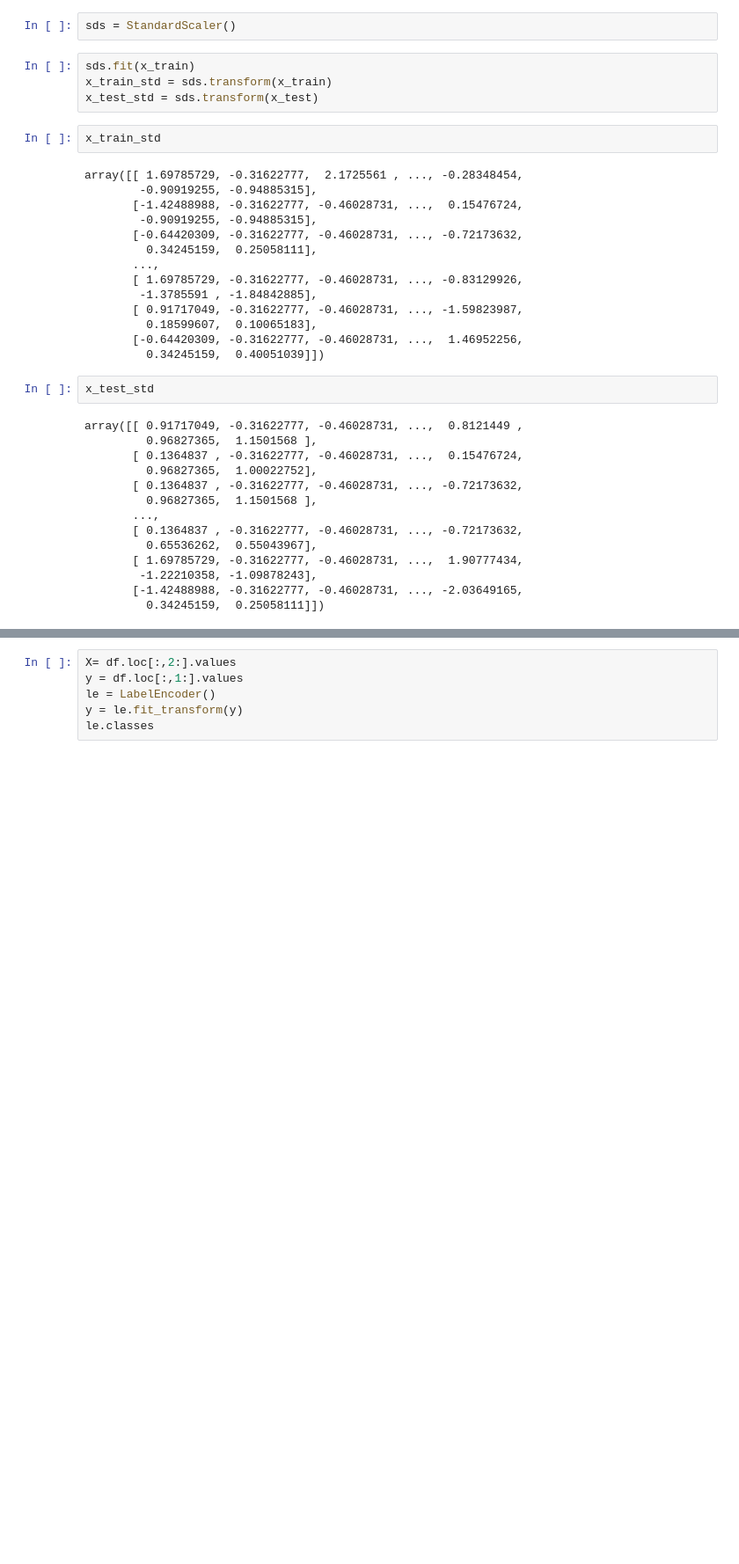
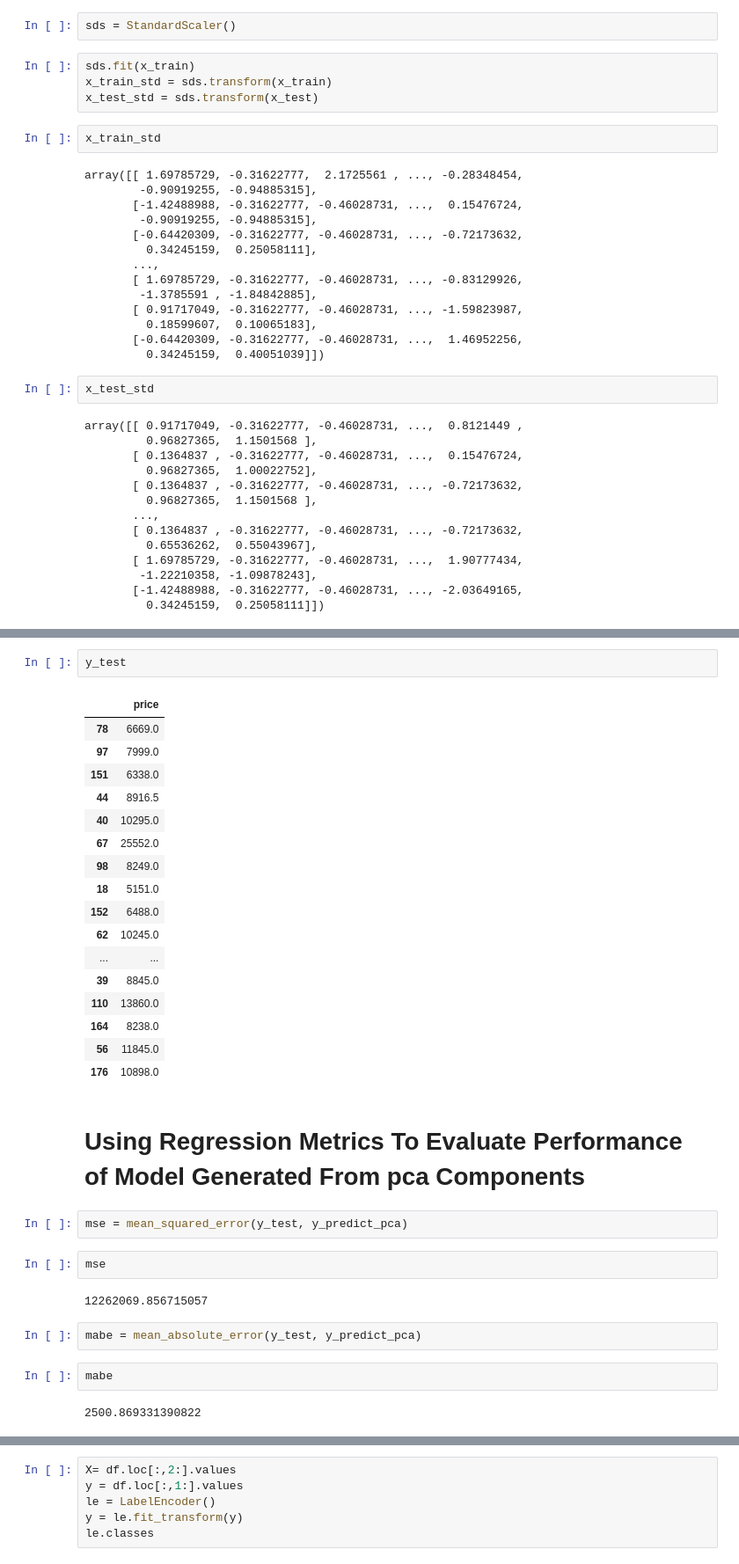
Before and after one commit to ayok7140/Car-Price-Prediction, a Jupyter notebook: CarPriceModel.ipynb, the cells around one changed output, grey strips where cells are left out. Shown at 88% size. Saved outputs shown, nothing was run; the diff lists cells and outputs as text; blank space fills up the shorter version.

```diff
--- a/CarPriceModel.ipynb
+++ b/CarPriceModel.ipynb
@@ -422,0 +645,34 @@ LinearRegression()
+# %%
+y_test
+# %% [output]
+|  | price |
+| 78 | 6669.0 |
+| 97 | 7999.0 |
+| 151 | 6338.0 |
+| 44 | 8916.5 |
+| 40 | 10295.0 |
+| 67 | 25552.0 |
+| 98 | 8249.0 |
+| 18 | 5151.0 |
+| 152 | 6488.0 |
+| 62 | 10245.0 |
+| ... | ... |
+| 39 | 8845.0 |
+| 110 | 13860.0 |
+| 164 | 8238.0 |
+| 56 | 11845.0 |
+| 176 | 10898.0 |
+# %% [markdown]
+# Using Regression Metrics To Evaluate Performance of Model Generated From pca Components
+# %%
+mse = mean_squared_error(y_test, y_predict_pca)
+# %%
+mse
+# %% [output]
+12262069.856715057
+# %%
+mabe = mean_absolute_error(y_test, y_predict_pca)
+# %%
+mabe
+# %% [output]
+2500.869331390822
```
Also changed, not shown: parts of 60 cells of this notebook, 1 other file.
